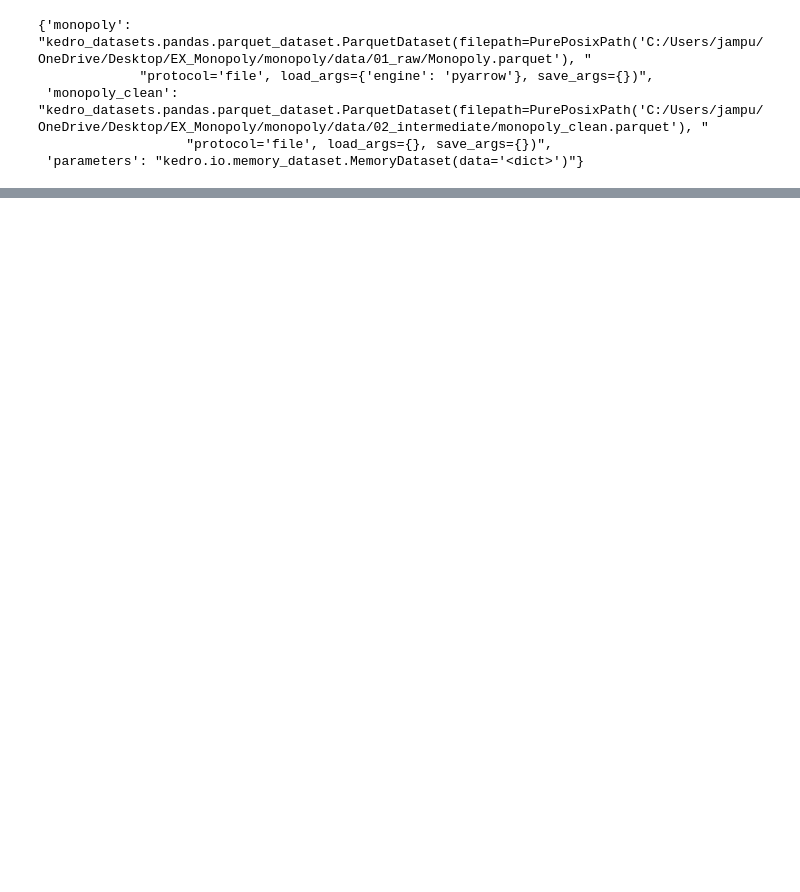
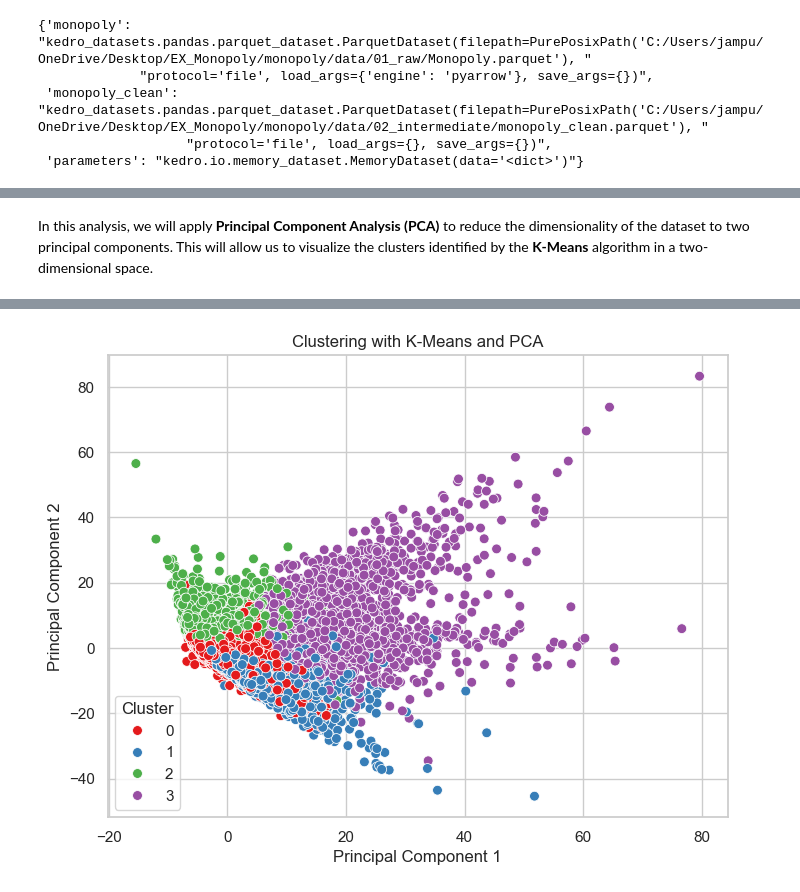
Before and after one commit to JuanAmpuero06/monopoly, a Jupyter notebook: notebooks/Phase 4 unsupervised model.ipynb, the cells around one changed output, grey strips where cells are left out. Saved outputs shown, nothing was run; the diff lists cells and outputs as text; code cells hidden in the pictures; blank space fills up the shorter version.

```diff
--- a/notebooks/Phase 4 unsupervised model.ipynb
+++ b/notebooks/Phase 4 unsupervised model.ipynb
@@ -49,0 +105,49 @@ df=catalog.load("monopoly_clean")
+# %% [markdown]
+In this analysis, we will apply **Principal Component Analysis (PCA)** to reduce the dimensionality of the dataset to two principal components. This will allow us to visualize the clusters identified by the **K-Means** algorithm in a two-dimensional space.
+# %%
+# Set up plotting style
+sns.set(style="whitegrid")
+
+# Ensure the original DataFrame is loaded as `df`
+
+# Filter only numerical columns
+numeric_columns = df.select_dtypes(include=['float64', 'int64']).columns
+df_numeric = df[numeric_columns]
+
+# Scale the data (normalization)
+scaler = StandardScaler()
+df_scaled = scaler.fit_transform(df_numeric)
+
+# Reduce dimensionality with PCA for visualization (2 components)
+pca = PCA(n_components=2)
+df_pca = pca.fit_transform(df_scaled)
+
+# Create a DataFrame with the principal components
+df_pca = pd.DataFrame(df_pca, columns=['PC1', 'PC2'])
+
+# Apply K-Means
+k = 4  # Define the number of clusters
+kmeans = KMeans(n_clusters=k, random_state=42)
+clusters = kmeans.fit_predict(df_scaled)
+
+# Add cluster labels to the PCA DataFrame
+df_pca['Cluster'] = clusters
+
+# Visualize the clusters
+plt.figure(figsize=(8, 6))
+sns.scatterplot(
+    data=df_pca,
+    x='PC1',
+    y='PC2',
+    hue='Cluster',
+    palette='Set1',
+    s=50,
+    legend='full'
+)
+plt.title('Clustering with K-Means and PCA')
+plt.xlabel('Principal Component 1')
+plt.ylabel('Principal Component 2')
+plt.legend(title='Cluster', loc='best')
+plt.grid(True)
+plt.show()
+# %% [output]
@@ -49,0 +155 @@ df=catalog.load("monopoly_clean")
+[figure, added]
```
Also changed, not shown: parts of 14 cells of this notebook.
